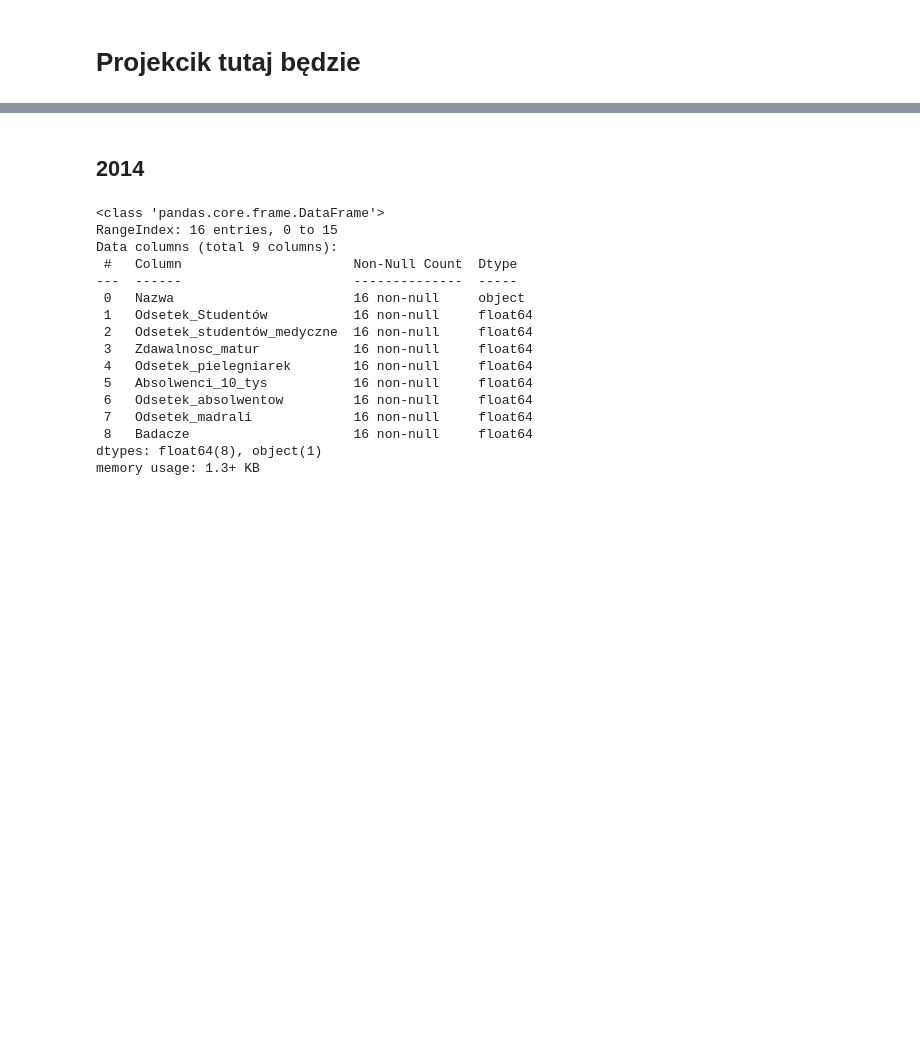
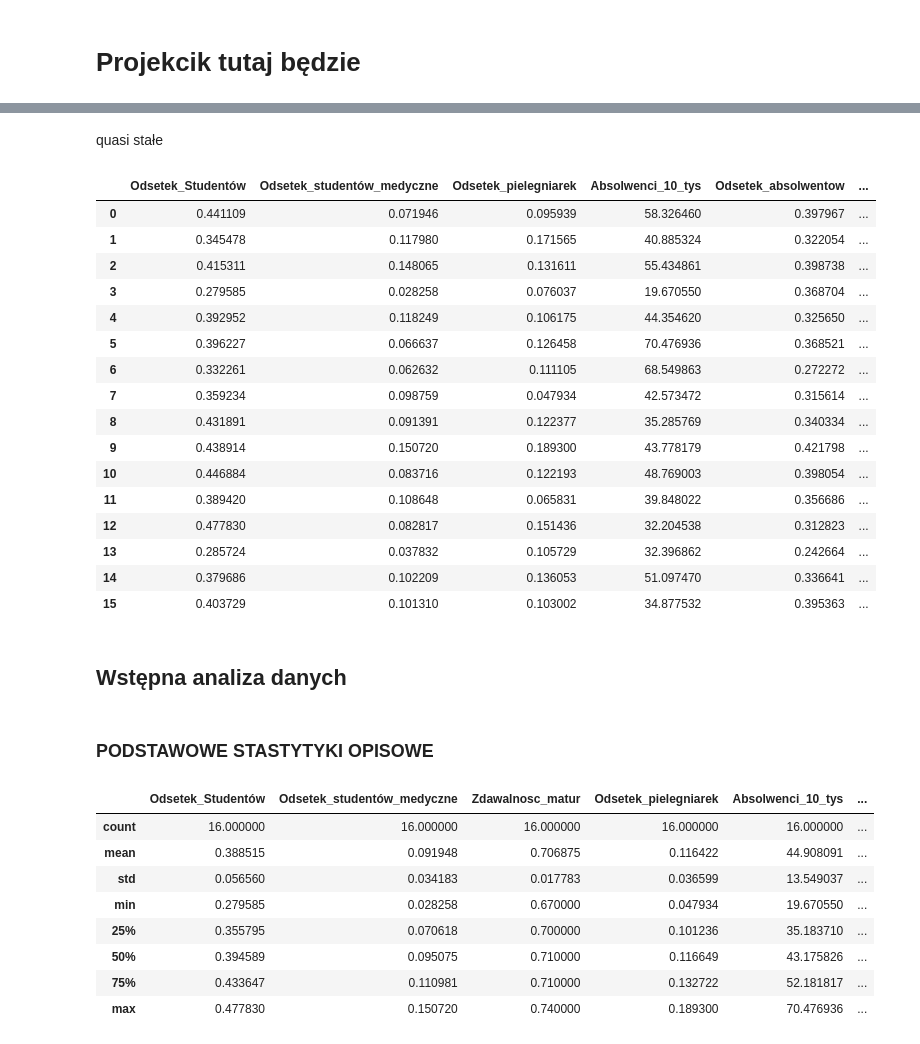
Before and after one commit to Dnsflr/Ekonometria-projekt, a Jupyter notebook: calculations.ipynb, the cells around one changed output, grey strips where cells are left out. Saved outputs shown, nothing was run; the diff lists cells and outputs as text; code cells hidden in the pictures; blank space fills up the shorter version.

```diff
--- a/calculations.ipynb
+++ b/calculations.ipynb
@@ -17,21 +36,49 @@ df_2022 = pd.read_excel(file_path, sheet_name='2022')
+# %% [markdown]
+quasi stałe
+# %%
+from sklearn.feature_selection import VarianceThreshold
+
+X = df_2014.drop(columns='Nazwa')
+# Próg np. 0.01 oznacza, że zmienna musi mieć co najmniej 1% zmienności
+selector = VarianceThreshold(threshold=0.001)
+
+# Zakładamy, że X to tylko cechy numeryczne
+X_reduced = selector.fit_transform(X)
+
+# Jeśli chcesz zachować kolumny
+X_reduced_df = X.loc[:, selector.get_support()]
+X_reduced_df
+# %% [output]
+|  | Odsetek_Studentów | Odsetek_studentów_medyczne | Odsetek_pielegniarek | Absolwenci_10_tys | Odsetek_absolwentow | ... |
+| 0 | 0.441109 | 0.071946 | 0.095939 | 58.326460 | 0.397967 | ... |
+| 1 | 0.345478 | 0.117980 | 0.171565 | 40.885324 | 0.322054 | ... |
+| 2 | 0.415311 | 0.148065 | 0.131611 | 55.434861 | 0.398738 | ... |
+| 3 | 0.279585 | 0.028258 | 0.076037 | 19.670550 | 0.368704 | ... |
+| 4 | 0.392952 | 0.118249 | 0.106175 | 44.354620 | 0.325650 | ... |
+| 5 | 0.396227 | 0.066637 | 0.126458 | 70.476936 | 0.368521 | ... |
+| 6 | 0.332261 | 0.062632 | 0.111105 | 68.549863 | 0.272272 | ... |
+| 7 | 0.359234 | 0.098759 | 0.047934 | 42.573472 | 0.315614 | ... |
+| 8 | 0.431891 | 0.091391 | 0.122377 | 35.285769 | 0.340334 | ... |
+| 9 | 0.438914 | 0.150720 | 0.189300 | 43.778179 | 0.421798 | ... |
+| 10 | 0.446884 | 0.083716 | 0.122193 | 48.769003 | 0.398054 | ... |
+| 11 | 0.389420 | 0.108648 | 0.065831 | 39.848022 | 0.356686 | ... |
+| 12 | 0.477830 | 0.082817 | 0.151436 | 32.204538 | 0.312823 | ... |
+| 13 | 0.285724 | 0.037832 | 0.105729 | 32.396862 | 0.242664 | ... |
+| 14 | 0.379686 | 0.102209 | 0.136053 | 51.097470 | 0.336641 | ... |
+| 15 | 0.403729 | 0.101310 | 0.103002 | 34.877532 | 0.395363 | ... |
 # %% [markdown]
-## 2014
+## Wstępna analiza danych
+# %% [markdown]
+### PODSTAWOWE STASTYTYKI OPISOWE
 # %%
-df_2014.info()
+df_2014.describe()
 # %% [output]
-<class 'pandas.core.frame.DataFrame'>
-RangeIndex: 16 entries, 0 to 15
-Data columns (total 9 columns):
- #   Column                      Non-Null Count  Dtype
----  ------                      --------------  -----
- 0   Nazwa                       16 non-null     object
- 1   Odsetek_Studentów           16 non-null     float64
- 2   Odsetek_studentów_medyczne  16 non-null     float64
- 3   Zdawalnosc_matur            16 non-null     float64
- 4   Odsetek_pielegniarek        16 non-null     float64
- 5   Absolwenci_10_tys           16 non-null     float64
- 6   Odsetek_absolwentow         16 non-null     float64
- 7   Odsetek_madrali             16 non-null     float64
- 8   Badacze                     16 non-null     float64
-dtypes: float64(8), object(1)
-memory usage: 1.3+ KB
+|  | Odsetek_Studentów | Odsetek_studentów_medyczne | Zdawalnosc_matur | Odsetek_pielegniarek | Absolwenci_10_tys | ... |
+| count | 16.000000 | 16.000000 | 16.000000 | 16.000000 | 16.000000 | ... |
+| mean | 0.388515 | 0.091948 | 0.706875 | 0.116422 | 44.908091 | ... |
+| std | 0.056560 | 0.034183 | 0.017783 | 0.036599 | 13.549037 | ... |
+| min | 0.279585 | 0.028258 | 0.670000 | 0.047934 | 19.670550 | ... |
+| 25% | 0.355795 | 0.070618 | 0.700000 | 0.101236 | 35.183710 | ... |
+| 50% | 0.394589 | 0.095075 | 0.710000 | 0.116649 | 43.175826 | ... |
+| 75% | 0.433647 | 0.110981 | 0.710000 | 0.132722 | 52.181817 | ... |
+| max | 0.477830 | 0.150720 | 0.740000 | 0.189300 | 70.476936 | ... |
```
Also changed, not shown: parts of 16 cells of this notebook.
